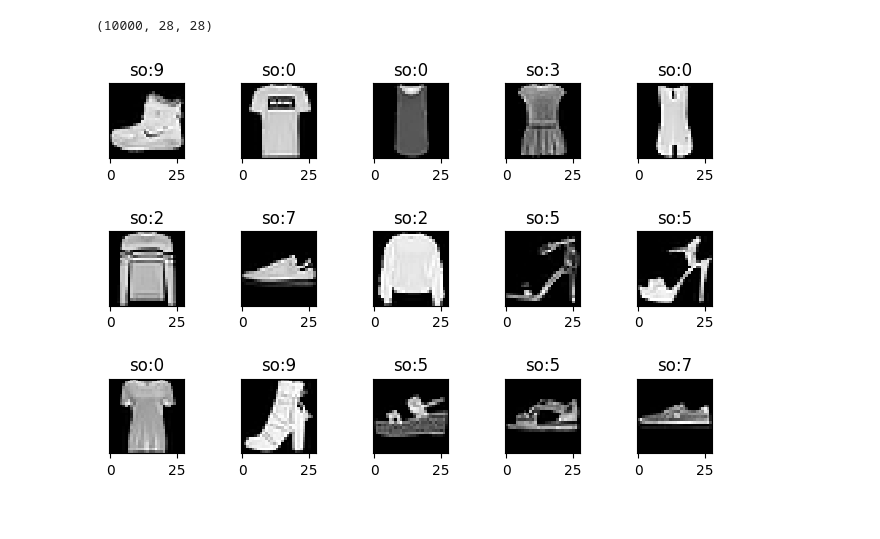
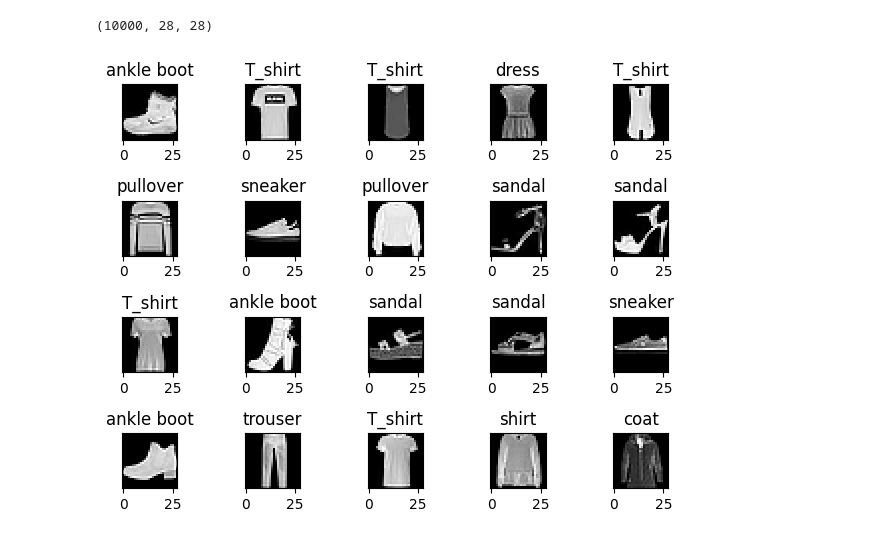
Before and after one commit to Trrunghau/AI, a Jupyter notebook: fashion_mnist.ipynb, the cells around one changed output. Cells and saved outputs as stored; diff of their text form; code cells hidden in the pictures.

```diff
--- a/fashion_mnist.ipynb
+++ b/fashion_mnist.ipynb
@@ -24,13 +26,13 @@ test_images.shape
 # %%
-for i in range(15):
-  plt.subplot(3,5,i+1)
+for i in range(20):
+  plt.subplot(4,5,i+1)
   plt.tight_layout()
   plt.imshow(train_images[i],cmap='gray',interpolation='none')
-  plt.title('so:{}'.format(train_labels[i]))
+  plt.title('{}'.format(classes[train_labels[i]]))
   plt.xticks
   plt.yticks([])
 # %% [output]
-[figure, old version]
+[figure, new version]
 # %%
 from keras import models
 from keras.layers import Dense
```
Also changed, not shown: parts of 8 cells of this notebook.
